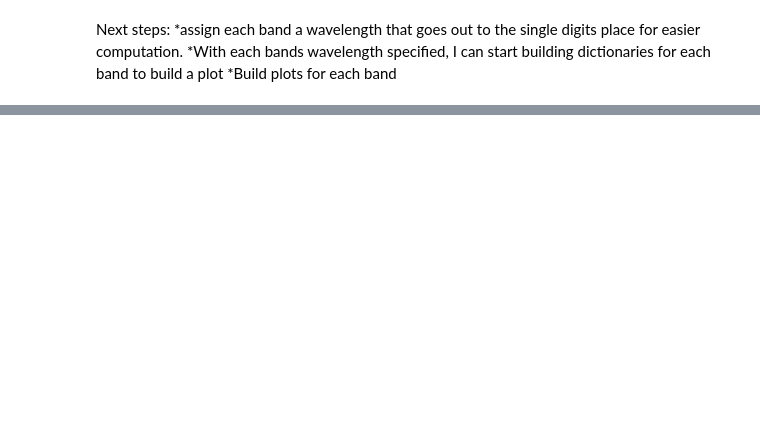
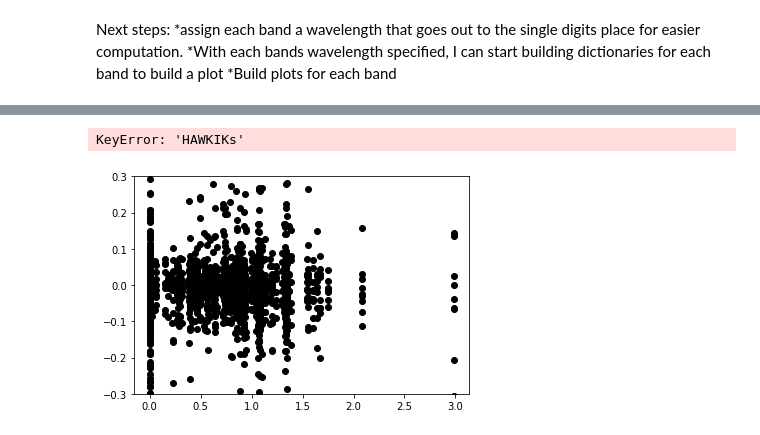
Before and after one commit to JacobGolledge/Research, a Jupyter notebook: Research_Golledge_Final.ipynb, the cells around one changed output, grey strips where cells are left out. Cells and saved outputs as stored; diff of their text form; code cells hidden in the pictures; blank space fills up the shorter version.

```diff
--- a/Research_Golledge_Final.ipynb
+++ b/Research_Golledge_Final.ipynb
@@ -595,10 +596,13 @@ clustz = {'SPTCL-0205' : 1.320 , 'SPTCL-0546' : 1.067 , 'SPTCL-2106' : 1.132 , '
 # %%
 #loop through all the cluster names, using an index so that you can also access
 #the appropriate element of extname
+
+#make a dictionary for each band
+resid = {}
+
 for iclust in range(len(clustname)): #this starts a for loop with the variable of iclust to denote the cluster
 
-    #make a dictionary for each band
-    resid = {}
+
 
     #catalog. sets the range as the number of catalogs already determined.
     filepath = catpath + clustname[iclust] + "_totalall_" + extname[iclust] + ".cat"
@@ -668,6 +672,7 @@ for iclust in range(len(clustname)): #this starts a for loop with the variable o
                           #key, filtlam[key], residfiledat[iline]['lambda'], lamdiff, residval)
 
                     if key in resid:
+                        resid[key]['clustname'] = np.append(resid[key]['clustname'], clustname[iclust])
                         resid[key]['resid'] = np.append(resid[key]['resid'], residval)
                         resid[key]['z'] = np.append(resid[key]['z'],
                                                     zdat[clustname[iclust]]['spec_z'][goodindx[clustname[iclust]][igood]])
@@ -678,9 +683,11 @@ for iclust in range(len(clustname)): #this starts a for loop with the variable o
                     else:
                         #now make the dictionary entry because it doesn't exist
                         resid[key] = {}
+                        resid[key]['clustname'] = np.array([])
                         resid[key]['resid'] = np.array([])
                         resid[key]['error'] = np.array([])
                         resid[key]['z'] = np.array([])
+                        resid[key]['clustname'] = np.append(resid[key]['clustname'], clustname[iclust])
                         resid[key]['resid'] = np.append(resid[key]['resid'], residval)
                         resid[key]['error'] = np.append(resid[key]['error'], residfiledat[iline]['err_cat'])
                         resid[key]['z'] = np.append(resid[key]['z'],
@@ -702,6 +703,17 @@ Next steps:
 *assign each band a wavelength that goes out to the single digits place for easier computation.
 *With each bands wavelength specified, I can start building dictionaries for each band to build a plot
 *Build plots for each band
-# %%
-for filt in resid:
-    plt
+# %%
+for filt in resid:
+    #print(filt)
+    resmed = stat.median(resid[filt]['resid'])
+    resdiff = resmed - 0.0
+    plt.plot(resid[filt]['z'], resid[filt]['resid'], 'ko')
+    plt.title(filt)
+    plt.text(x = 1.75, y = -0.25, s = 'Median = ' + str(round(resmed, 3)))
+    plt.xlabel('Redshift')
+    plt.ylabel('Residual Value')
+    plt.axhline(y = 0, ls = '--')
+    plt.axhline(y = resmed, color = 'red')
+    plt.ylim([-.3, 0.3])
+    plt.show()
@@ -707,0 +739,21 @@ for filt in resid:
+# %%
+for cname in clustname: #I want this block to run through each filter for a particular cluster to see if the
+    #cluster is the cause of the discrepancy or not. I want to basically run the code above, but make it run
+
+    #for one particular cluster, not all of them.
+    for filt in filtlam:
+        igoodclust = np.where(resid[filt]['clustname'] == cname)
+        plt.plot(resid[filt]['z'][igoodclust], resid[filt]['resid'][igoodclust], 'ko')
+        #I want to go through the values in resid
+    #that only correlate to values in a particular galaxy, in this case SpARCS-0035. The problem is, resid
+    #dictionary does not include clustname, so as of right now there is no way to determine which values
+    #go with each cluster. I could go through each file in range of the cluster that is consider 'good', make
+    #a dictionary for each cluster, but I feel like this is more work than needed. What if I denote in the above
+    #block which values correlate to each cluster? Like add another dictionary/array to the resid dictionary for
+    #each clustername which looks at where the values came from and adds them to a dictionary/array named after
+    #that cluster
+        #plt.title(filt + cname)
+        plt.ylim([-.3, .3])
+# %% [output]
+KeyError: 'HAWKIKs'
+[figure, added]
```
Also changed, not shown: parts of 5 cells of this notebook.
